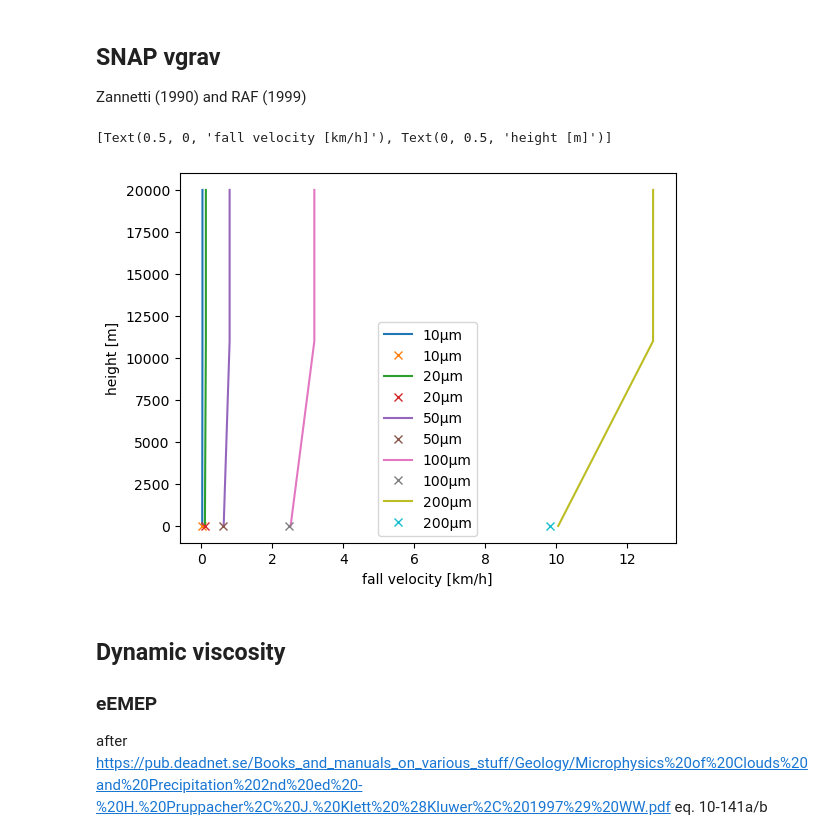
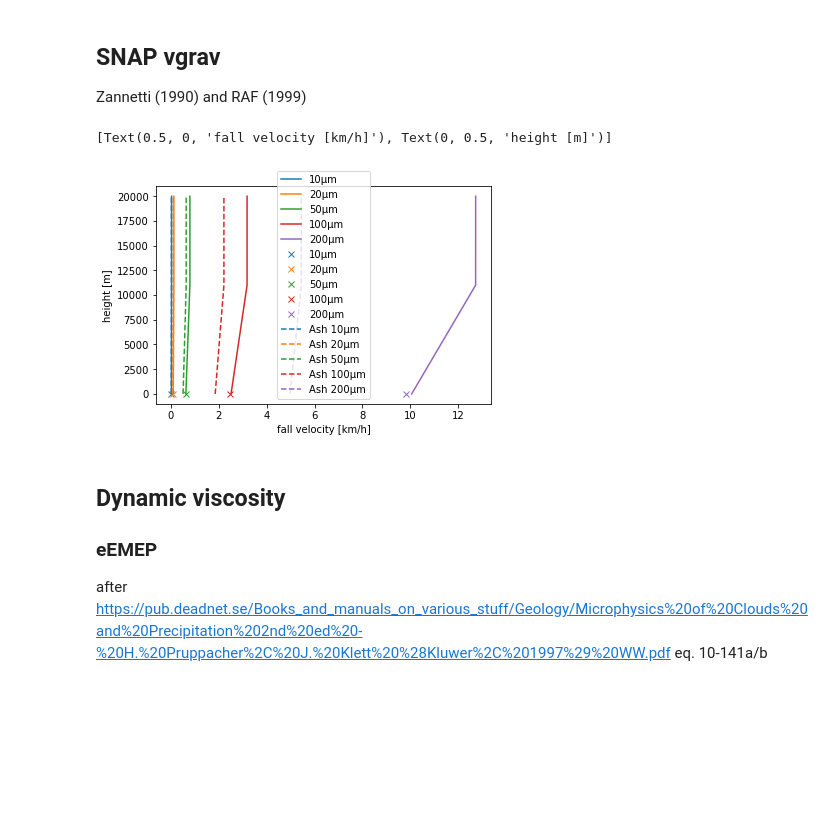
Before and after one commit to metno/snap, a Jupyter notebook: src/processes/grav_settling.ipynb, the cells around one changed output. Saved outputs shown, nothing was run; the diff lists cells and outputs as text; code cells hidden in the pictures; blank space fills up the shorter version.

```diff
--- a/src/processes/grav_settling.ipynb
+++ b/src/processes/grav_settling.ipynb
@@ -161,3 +161,22 @@ def gravitational_settling(roa, diam, ro_part):
 
     vs = ro_part * diam * diam * grav * cslip / (18*my)
     return vs
+
+def v_s_sympy(roa, diam, ro_part, temperature, pressure):
+    from numpy import sqrt
+    F = 0.8
+    d = diam
+    g = 9.81
+    ρ_a = roa
+    ρ_p = ro_part
+
+    # air density, RAF (1999)
+    rho_air = 0.001*pressure*100/(287.4 * temperature)
+
+    # viscosity according to RAFF (1999), Kyle (1991) in poise = g/(cm*s)
+    visc = 1.72e-4*(393.0/(temperature+120.0))*(temperature/273.0)**1.5
+
+    η_a = visc * 0.1
+
+    v_settling = F**(-0.828)*((1.0/3.0)*sqrt(6.0)*F**0.828*sqrt(54*F**(-1.656)*η_a**2 - d**3*g*ρ_a*sqrt(1.07 - F)*(ρ_a - ρ_p)) - 6*η_a)/(d*ρ_a*sqrt(1.07 - F))
+    return v_settling
@@ -164,19 +212,27 @@ def gravitational_settling(roa, diam, ro_part):
 # %%
 
 fig, ax = plt.subplots()
-for psize in [10, 20, 50, 100, 200]:
+psizes = [10, 20, 50, 100, 200]
+for psize in psizes:
     fall_velocities = grav_snap(psize*1e-6,
                                 2300,
                                 std_atmosphere["temperature"],
                                 std_atmosphere["pressure"])
     ax.plot(fall_velocities*3.6, std_atmosphere["height"],label=f"{psize}µm")
+ax.set_prop_cycle(None)
+for psize in psizes:
     rho_air = 101325/(287.4 * (15+273.15))
     ax.plot(gravitational_settling(rho_air, psize*1e-6, 2300)*3.6, 0, 'x', label=f"{psize}µm")
+ax.set_prop_cycle(None)
+for psize in psizes:
+    fall_velocities = v_s_sympy(rho_air, psize*1e-6, 2300, std_atmosphere["temperature"]+273.15, std_atmosphere["pressure"])
+    ax.plot(fall_velocities*3.6, std_atmosphere["height"], '--', label=f"Ash {psize}µm")
+
 ax.legend()
 ax.set(xlabel='fall velocity [km/h]', ylabel="height [m]")
 # %% [output]
 [Text(0.5, 0, 'fall velocity [km/h]'), Text(0, 0.5, 'height [m]')]
-[figure, old version]
+[figure, new version]
 # %% [markdown]
 ## Dynamic viscosity
 
```
Also changed, not shown: parts of 3 cells of this notebook.
